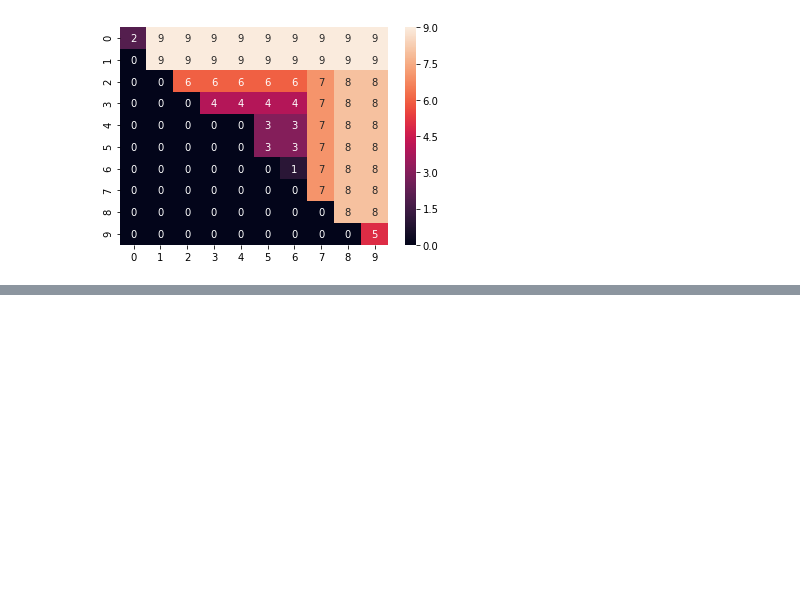
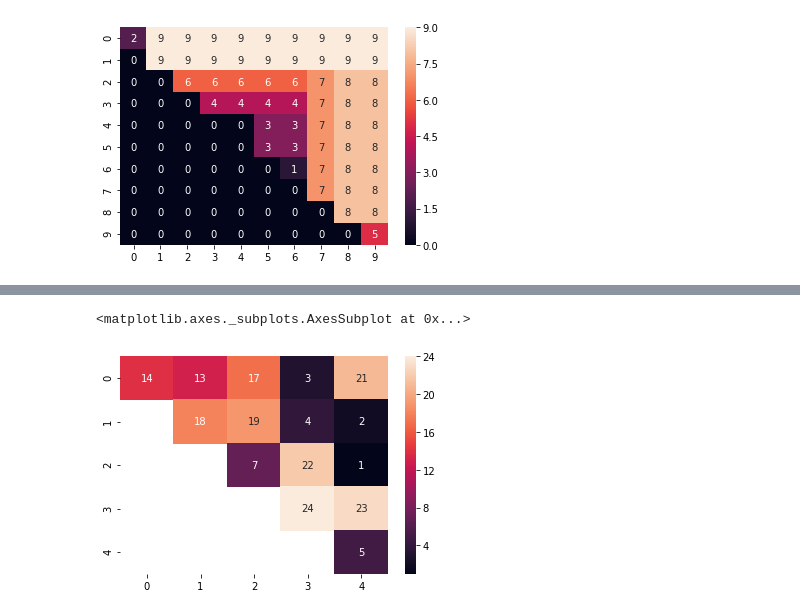
Before and after one commit to phageghost/PEAS, a Jupyter notebook: test_scoring.ipynb, the cells around one changed output, grey strips where cells are left out. Cells and saved outputs as stored; diff of their text form; code cells hidden in the pictures; blank space fills up the shorter version.

```diff
--- a/test_scoring.ipynb
+++ b/test_scoring.ipynb
@@ -51,0 +129,5 @@ seaborn.heatmap(scoring.compute_max_table_1d(test_vec), annot=True)
+# %%
+seaborn.heatmap(test_matrix, annot=True)
+# %% [output]
+<matplotlib.axes._subplots.AxesSubplot at 0x...>
+[figure, added]
```
Also changed, not shown: parts of 17 cells of this notebook, 2 other files.
